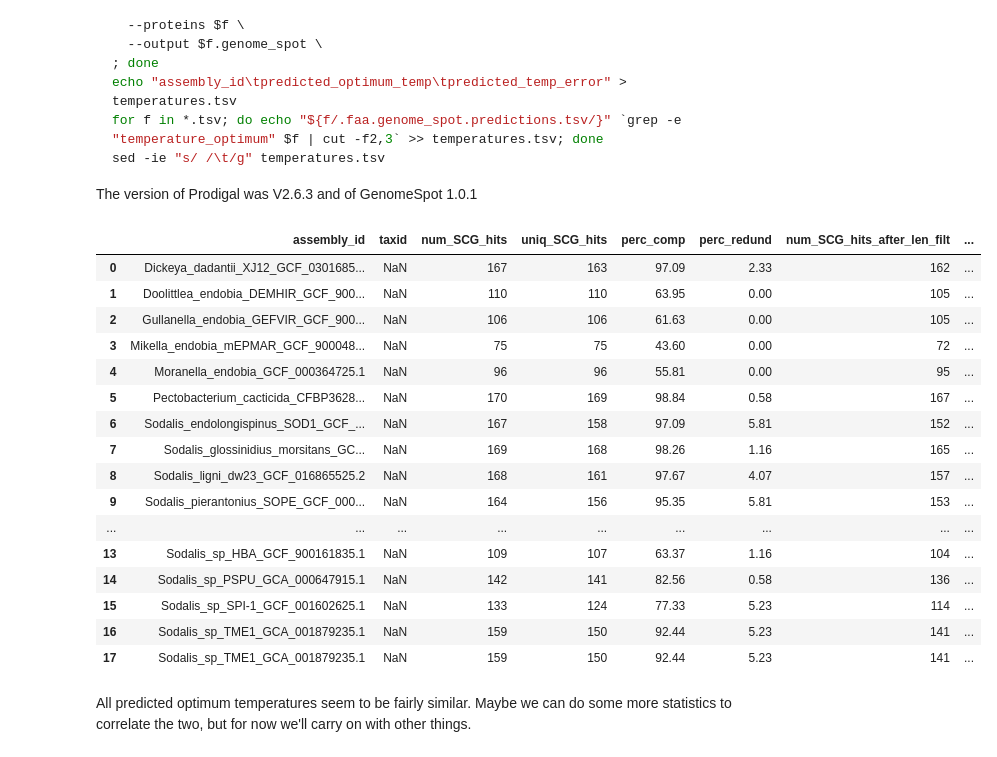
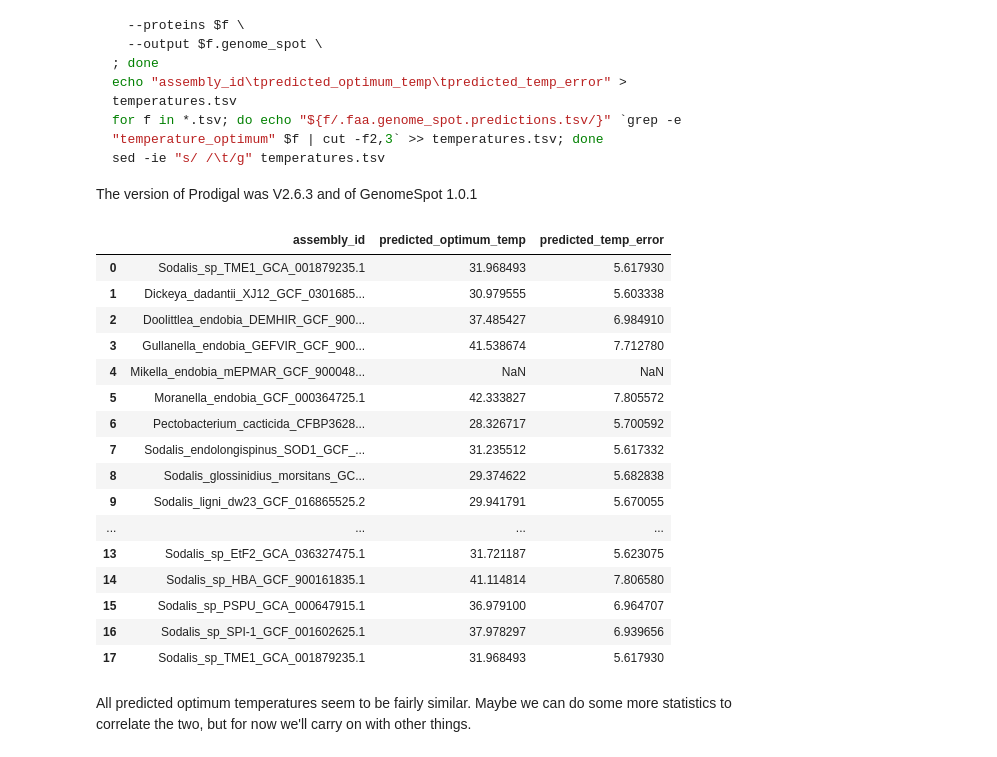
Before and after one commit to drumfreakk/GBI_endosymbiosis, a Jupyter notebook: endosymbiosis_logbook.ipynb, the cells around one changed output. Drawn from its saved outputs; the diff is of its cells as text; code cells hidden in the pictures.

````diff
--- a/endosymbiosis_logbook.ipynb
+++ b/endosymbiosis_logbook.ipynb
@@ -206,26 +263,25 @@ sed -ie "s/ /\t/g" temperatures.tsv
 ```
 The version of Prodigal was V2.6.3 and of GenomeSpot 1.0.1
 # %%
-df2 = pd.read_table("GenomeSpot/temperatures.tsv")
-df = pd.merge(df, df2, left_on="assembly_id", right_on="assembly_id")
-df
+temperature_df = pd.read_table("GenomeSpot/temperatures.tsv")
+temperature_df
 # %% [output]
-|  | assembly_id | taxid | num_SCG_hits | uniq_SCG_hits | perc_comp | perc_redund | num_SCG_hits_after_len_filt | ... |
-| 0 | Dickeya_dadantii_XJ12_GCF_0301685... | NaN | 167 | 163 | 97.09 | 2.33 | 162 | ... |
-| 1 | Doolittlea_endobia_DEMHIR_GCF_900... | NaN | 110 | 110 | 63.95 | 0.00 | 105 | ... |
-| 2 | Gullanella_endobia_GEFVIR_GCF_900... | NaN | 106 | 106 | 61.63 | 0.00 | 105 | ... |
-| 3 | Mikella_endobia_mEPMAR_GCF_900048... | NaN | 75 | 75 | 43.60 | 0.00 | 72 | ... |
-| 4 | Moranella_endobia_GCF_000364725.1 | NaN | 96 | 96 | 55.81 | 0.00 | 95 | ... |
-| 5 | Pectobacterium_cacticida_CFBP3628... | NaN | 170 | 169 | 98.84 | 0.58 | 167 | ... |
-| 6 | Sodalis_endolongispinus_SOD1_GCF_... | NaN | 167 | 158 | 97.09 | 5.81 | 152 | ... |
-| 7 | Sodalis_glossinidius_morsitans_GC... | NaN | 169 | 168 | 98.26 | 1.16 | 165 | ... |
-| 8 | Sodalis_ligni_dw23_GCF_016865525.2 | NaN | 168 | 161 | 97.67 | 4.07 | 157 | ... |
-| 9 | Sodalis_pierantonius_SOPE_GCF_000... | NaN | 164 | 156 | 95.35 | 5.81 | 153 | ... |
-| ... | ... | ... | ... | ... | ... | ... | ... | ... |
-| 13 | Sodalis_sp_HBA_GCF_900161835.1 | NaN | 109 | 107 | 63.37 | 1.16 | 104 | ... |
-| 14 | Sodalis_sp_PSPU_GCA_000647915.1 | NaN | 142 | 141 | 82.56 | 0.58 | 136 | ... |
-| 15 | Sodalis_sp_SPI-1_GCF_001602625.1 | NaN | 133 | 124 | 77.33 | 5.23 | 114 | ... |
-| 16 | Sodalis_sp_TME1_GCA_001879235.1 | NaN | 159 | 150 | 92.44 | 5.23 | 141 | ... |
-| 17 | Sodalis_sp_TME1_GCA_001879235.1 | NaN | 159 | 150 | 92.44 | 5.23 | 141 | ... |
+|  | assembly_id | predicted_optimum_temp | predicted_temp_error |
+| 0 | Sodalis_sp_TME1_GCA_001879235.1 | 31.968493 | 5.617930 |
+| 1 | Dickeya_dadantii_XJ12_GCF_0301685... | 30.979555 | 5.603338 |
+| 2 | Doolittlea_endobia_DEMHIR_GCF_900... | 37.485427 | 6.984910 |
+| 3 | Gullanella_endobia_GEFVIR_GCF_900... | 41.538674 | 7.712780 |
+| 4 | Mikella_endobia_mEPMAR_GCF_900048... | NaN | NaN |
+| 5 | Moranella_endobia_GCF_000364725.1 | 42.333827 | 7.805572 |
+| 6 | Pectobacterium_cacticida_CFBP3628... | 28.326717 | 5.700592 |
+| 7 | Sodalis_endolongispinus_SOD1_GCF_... | 31.235512 | 5.617332 |
+| 8 | Sodalis_glossinidius_morsitans_GC... | 29.374622 | 5.682838 |
+| 9 | Sodalis_ligni_dw23_GCF_016865525.2 | 29.941791 | 5.670055 |
+| ... | ... | ... | ... |
+| 13 | Sodalis_sp_EtF2_GCA_036327475.1 | 31.721187 | 5.623075 |
+| 14 | Sodalis_sp_HBA_GCF_900161835.1 | 41.114814 | 7.806580 |
+| 15 | Sodalis_sp_PSPU_GCA_000647915.1 | 36.979100 | 6.964707 |
+| 16 | Sodalis_sp_SPI-1_GCF_001602625.1 | 37.978297 | 6.939656 |
+| 17 | Sodalis_sp_TME1_GCA_001879235.1 | 31.968493 | 5.617930 |
 # %% [markdown]
 All predicted optimum temperatures seem to be fairly similar. Maybe we can do some more statistics to correlate the two, but for now we'll carry on with other things.
````
Also changed, not shown: parts of 22 cells of this notebook, 19 other files.
